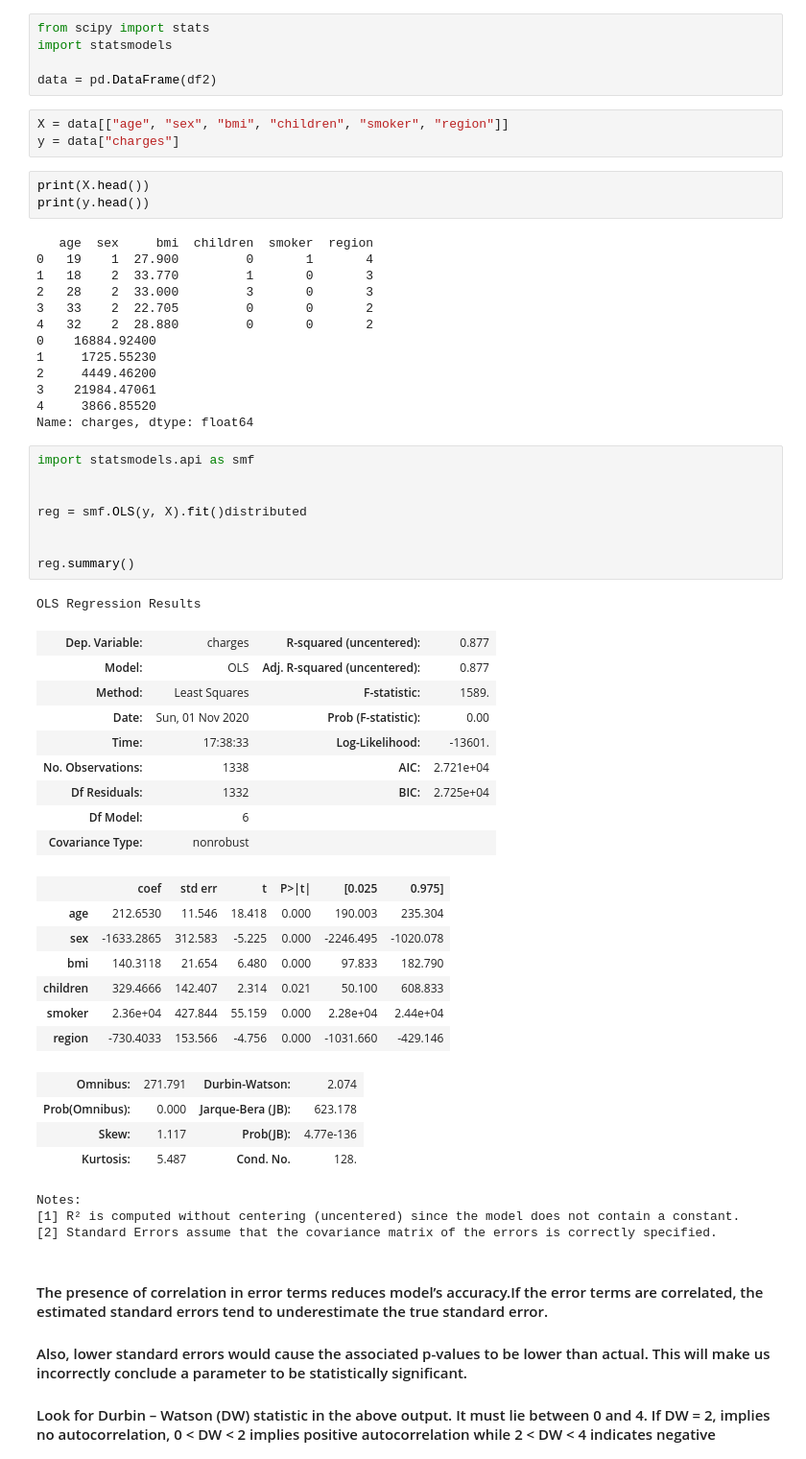
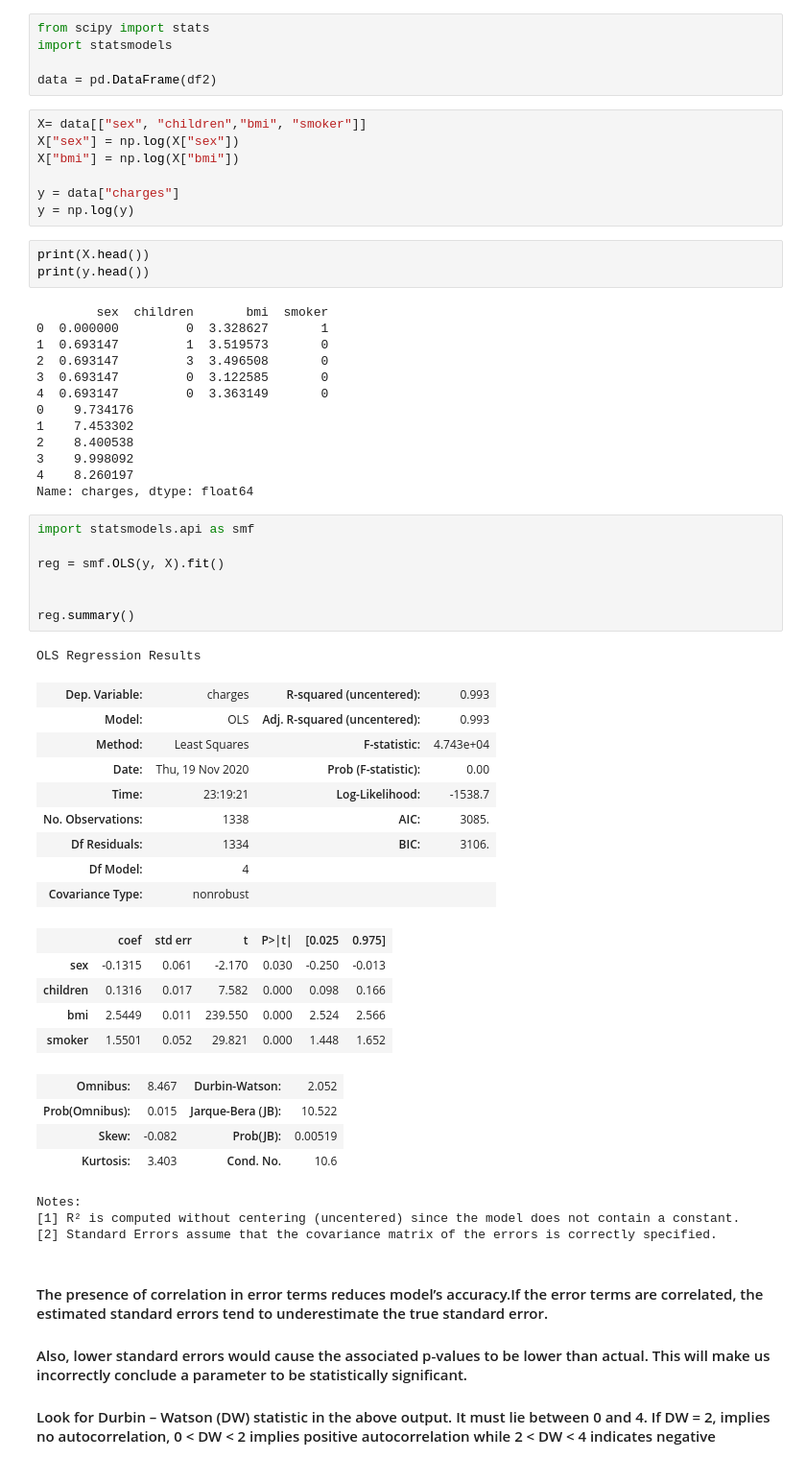
Before and after one commit to nidhitalastha/Internship, a Jupyter notebook: Insurance_analysis/INSURANCE_EDA.ipynb, the cells around one changed output. Shown at 96% size. Cells and saved outputs as stored; diff of their text form.

```diff
--- a/Insurance_analysis/INSURANCE_EDA.ipynb
+++ b/Insurance_analysis/INSURANCE_EDA.ipynb
@@ -355,55 +355,56 @@ from scipy import stats
 import statsmodels
 
 data = pd.DataFrame(df2)
-# %%
-X = data[["age", "sex", "bmi", "children", "smoker", "region"]]
-y = data["charges"]
+# %%
+X= data[["sex", "children","bmi", "smoker"]]
+X["sex"] = np.log(X["sex"])
+X["bmi"] = np.log(X["bmi"])
+
+y = data["charges"]
+y = np.log(y)
 # %%
 print(X.head())
 print(y.head())
 # %% [output]
-   age  sex     bmi  children  smoker  region
-0   19    1  27.900         0       1       4
-1   18    2  33.770         1       0       3
-2   28    2  33.000         3       0       3
-3   33    2  22.705         0       0       2
-4   32    2  28.880         0       0       2
-0    16884.92400
-1     1725.55230
-2     4449.46200
-3    21984.47061
-4     3866.85520
+        sex  children       bmi  smoker
+0  0.000000         0  3.328627       1
+1  0.693147         1  3.519573       0
+2  0.693147         3  3.496508       0
+3  0.693147         0  3.122585       0
+4  0.693147         0  3.363149       0
+0    9.734176
+1    7.453302
+2    8.400538
+3    9.998092
+4    8.260197
 Name: charges, dtype: float64
 # %%
 import statsmodels.api as smf
 
-
-reg = smf.OLS(y, X).fit()distributed
+reg = smf.OLS(y, X).fit()
 
 
 reg.summary()
 # %% [output]
 OLS Regression Results
-| Dep. Variable: | charges | R-squared (uncentered): | 0.877 |
-| Model: | OLS | Adj. R-squared (uncentered): | 0.877 |
-| Method: | Least Squares | F-statistic: | 1589. |
-| Date: | Sun, 01 Nov 2020 | Prob (F-statistic): | 0.00 |
-| Time: | 17:38:33 | Log-Likelihood: | -13601. |
-| No. Observations: | 1338 | AIC: | 2.721e+04 |
-| Df Residuals: | 1332 | BIC: | 2.725e+04 |
-| Df Model: | 6 |  |  |
+| Dep. Variable: | charges | R-squared (uncentered): | 0.993 |
+| Model: | OLS | Adj. R-squared (uncentered): | 0.993 |
+| Method: | Least Squares | F-statistic: | 4.743e+04 |
+| Date: | Thu, 19 Nov 2020 | Prob (F-statistic): | 0.00 |
+| Time: | 23:19:21 | Log-Likelihood: | -1538.7 |
+| No. Observations: | 1338 | AIC: | 3085. |
+| Df Residuals: | 1334 | BIC: | 3106. |
+| Df Model: | 4 |  |  |
 | Covariance Type: | nonrobust |  |  |
 |  | coef | std err | t | P>|t| | [0.025 | 0.975] |
-| age | 212.6530 | 11.546 | 18.418 | 0.000 | 190.003 | 235.304 |
-| sex | -1633.2865 | 312.583 | -5.225 | 0.000 | -2246.495 | -1020.078 |
-| bmi | 140.3118 | 21.654 | 6.480 | 0.000 | 97.833 | 182.790 |
-| children | 329.4666 | 142.407 | 2.314 | 0.021 | 50.100 | 608.833 |
-| smoker | 2.36e+04 | 427.844 | 55.159 | 0.000 | 2.28e+04 | 2.44e+04 |
-| region | -730.4033 | 153.566 | -4.756 | 0.000 | -1031.660 | -429.146 |
+| sex | -0.1315 | 0.061 | -2.170 | 0.030 | -0.250 | -0.013 |
+| children | 0.1316 | 0.017 | 7.582 | 0.000 | 0.098 | 0.166 |
+| bmi | 2.5449 | 0.011 | 239.550 | 0.000 | 2.524 | 2.566 |
+| smoker | 1.5501 | 0.052 | 29.821 | 0.000 | 1.448 | 1.652 |
-| Omnibus: | 271.791 | Durbin-Watson: | 2.074 |
-| Prob(Omnibus): | 0.000 | Jarque-Bera (JB): | 623.178 |
-| Skew: | 1.117 | Prob(JB): | 4.77e-136 |
-| Kurtosis: | 5.487 | Cond. No. | 128. |
+| Omnibus: | 8.467 | Durbin-Watson: | 2.052 |
+| Prob(Omnibus): | 0.015 | Jarque-Bera (JB): | 10.522 |
+| Skew: | -0.082 | Prob(JB): | 0.00519 |
+| Kurtosis: | 3.403 | Cond. No. | 10.6 |
 Notes:
 [1] R² is computed without centering (uncentered) since the model does not contain a constant.
 [2] Standard Errors assume that the covariance matrix of the errors is correctly specified.
```
Also changed, not shown: parts of 9 cells of this notebook.
